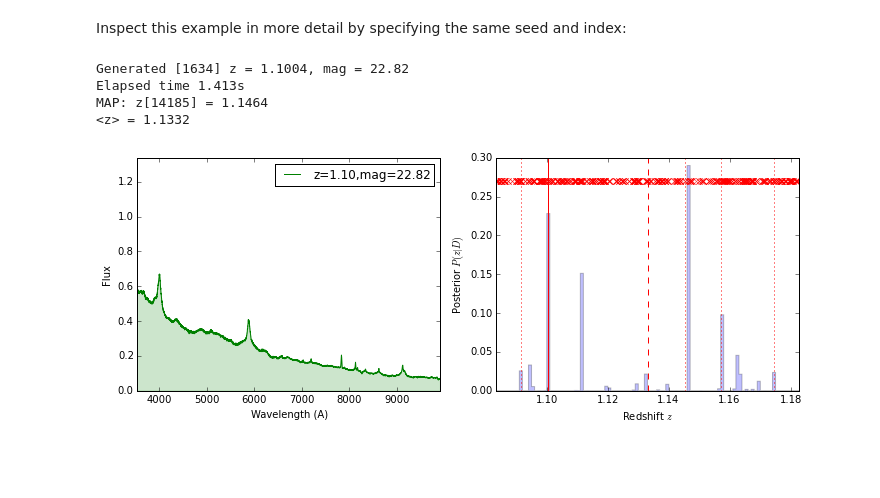
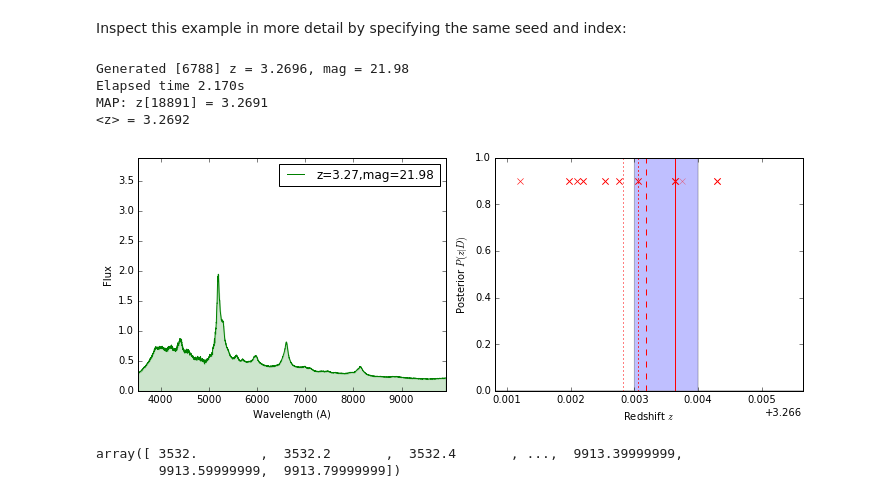
Before and after one commit to dkirkby/bayez, a Jupyter notebook: docs/nb/BayezExamples.ipynb, the cells around one changed output. Saved outputs shown, nothing was run; the diff lists cells and outputs as text; code cells hidden in the pictures; blank space fills up the shorter version.

```diff
--- a/docs/nb/BayezExamples.ipynb
+++ b/docs/nb/BayezExamples.ipynb
@@ -64,3 +65,3 @@ Define a simulator that downsamples to 4A pixels:
 # %%
-simulator4 = bayez.simulation.Simulator(analysis_downsampling=4)
+simulator4 = bayez.simulation.Simulator('desi', analysis_downsampling=4)
 # %% [output]
@@ -122,10 +117,15 @@ results[91]
 # %% [markdown]
 Inspect this example in more detail by specifying the same seed and index:
 # %%
-bayez.analysis.estimate_one(qso_estimator, qso_sampler, simulator4, seed=11, i=91)
+bayez.analysis.estimate_one(qso_estimator, qso_sampler, simulator4, seed=11, i=90)
 # %% [output]
-Generated [1634] z = 1.1004, mag = 22.82
-Elapsed time 1.413s
-MAP: z[14185] = 1.1464
-<z> = 1.1332
+Generated [6788] z = 3.2696, mag = 21.98
+Elapsed time 2.170s
+MAP: z[18891] = 3.2691
+<z> = 3.2692
-[figure, old version]
+[figure, new version]
+# %%
+qso_sampler.obs_wave
+# %% [output]
+array([ 3532.        ,  3532.2       ,  3532.4       , ...,  9913.39999999,
+        9913.59999999,  9913.79999999])
```
Also changed, not shown: parts of 11 cells of this notebook, 3 other files.
